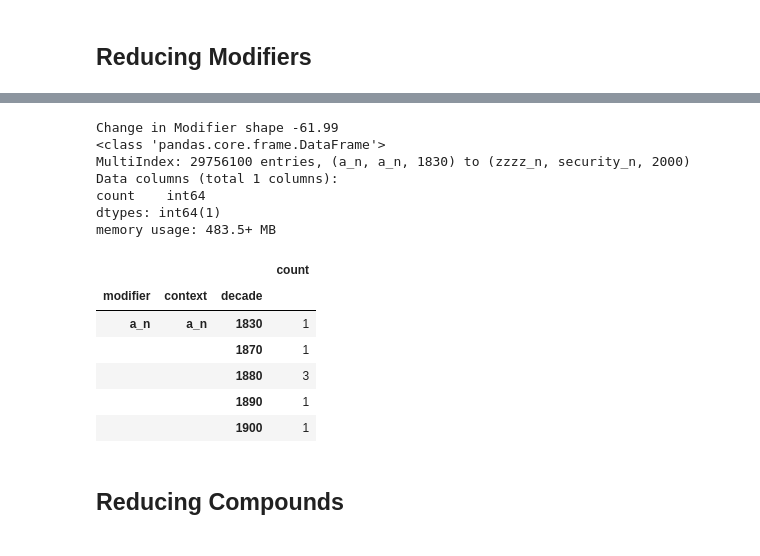
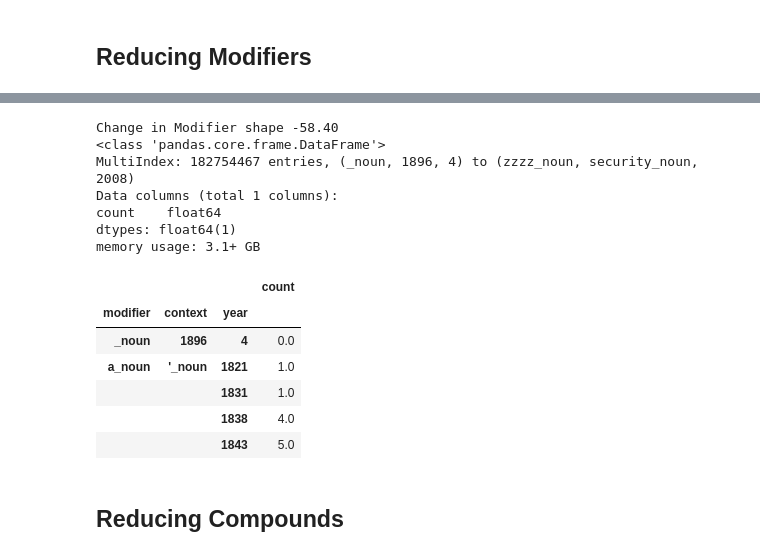
Before and after one commit to prajitdhar/Compounding, a Jupyter notebook: novel_compound_predictor/Dataset_Reducer.ipynb, the cells around one changed output, grey strips where cells are left out. Saved outputs shown, nothing was run; the diff lists cells and outputs as text; code cells hidden in the pictures.

```diff
--- a/novel_compound_predictor/Dataset_Reducer.ipynb
+++ b/novel_compound_predictor/Dataset_Reducer.ipynb
@@ -28,2 +93,6 @@ memory usage: 539.9+ MB
 # %% [markdown]
 ## Reducing Modifiers
+# %%
+modifiers=pd.read_pickle('/data/dharp/compounding/datasets/modifiers.pkl')
+modifiers.info()
+modifiers.head()
@@ -29,0 +127,4 @@ memory usage: 539.9+ MB
+# %%
+modifiers_reduced=pd.read_csv('/data/dharp/compounding/datasets/modifiers_reduced.csv',sep='\t')
+modifiers_reduced.info()
+modifiers_reduced.head()
@@ -29,0 +147,4 @@ memory usage: 539.9+ MB
+# %%
+modifiers_complete=pd.concat([modifiers,modifiers_reduced],ignore_index=True,sort=False)
+modifiers_complete.info()
+modifiers_complete.head()
@@ -30,23 +167,22 @@ memory usage: 539.9+ MB
 # %%
-modifiers=pd.read_csv('/data/dharp/compounding/datasets/modifiers.csv',sep='\t')
-old_shape=modifiers.shape[0]
-modifiers=modifiers.groupby(['modifier','context','year'])['count'].sum().to_frame()
-new_shape=modifiers.shape[0]
+old_shape=modifiers_complete.shape[0]
+modifiers_complete=modifiers_complete.groupby(['modifier','context','year'])['count'].sum().to_frame()
+new_shape=modifiers_complete.shape[0]
 print(f'Change in Modifier shape {(new_shape-old_shape)/old_shape*100:.2f}')
-modifiers.info()
-modifiers.head()
+modifiers_complete.info()
+modifiers_complete.head()
 # %% [output]
-Change in Modifier shape -61.99
+Change in Modifier shape -58.40
 <class 'pandas.core.frame.DataFrame'>
-MultiIndex: 29756100 entries, (a_n, a_n, 1830) to (zzzz_n, security_n, 2000)
+MultiIndex: 182754467 entries, (_noun, 1896, 4) to (zzzz_noun, security_noun, 2008)
 Data columns (total 1 columns):
-count    int64
-dtypes: int64(1)
-memory usage: 483.5+ MB
+count    float64
+dtypes: float64(1)
+memory usage: 3.1+ GB
 |  |  |  | count |
-| modifier | context | decade |  |
-| a_n | a_n | 1830 | 1 |
-|  |  | 1870 | 1 |
-|  |  | 1880 | 3 |
-|  |  | 1890 | 1 |
-|  |  | 1900 | 1 |
+| modifier | context | year |  |
+| _noun | 1896 | 4 | 0.0 |
+| a_noun | '_noun | 1821 | 1.0 |
+|  |  | 1831 | 1.0 |
+|  |  | 1838 | 4.0 |
+|  |  | 1843 | 5.0 |
```
Also changed, not shown: parts of 24 cells of this notebook, 2 other files.
